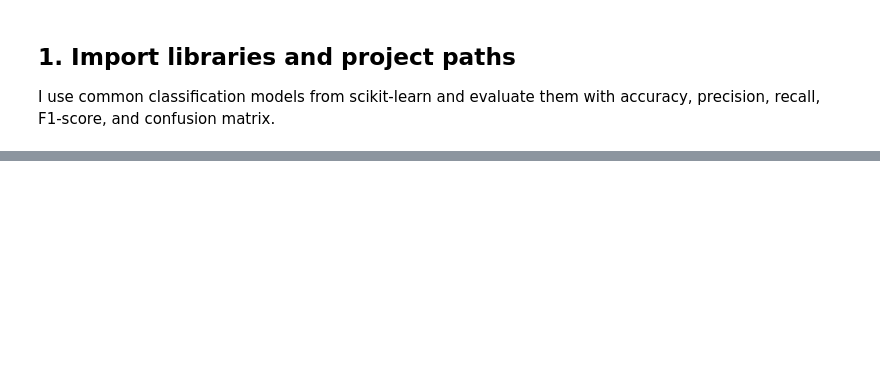
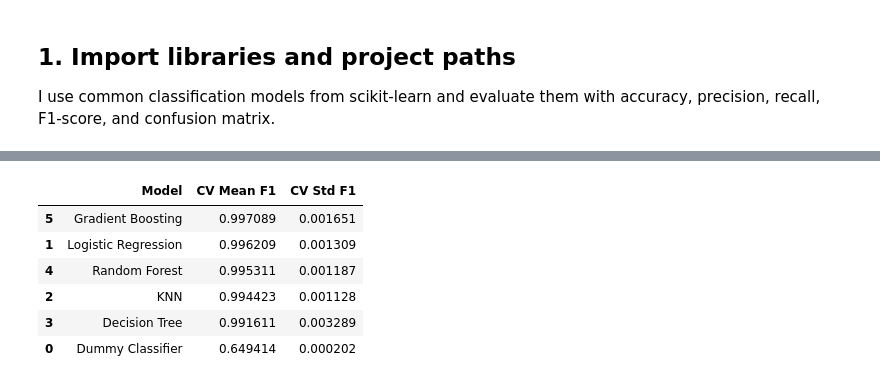
Before and after one commit to ismailozcan1/ds570-final-project, a Jupyter notebook: notebooks/03_modeling_and_evaluation.ipynb, the cells around one changed output, grey strips where cells are left out. Saved outputs shown, nothing was run; the diff lists cells and outputs as text; code cells hidden in the pictures; blank space fills up the shorter version.

```diff
--- a/notebooks/03_modeling_and_evaluation.ipynb
+++ b/notebooks/03_modeling_and_evaluation.ipynb
@@ -147,0 +220,34 @@ models = {
+# %%
+cv = StratifiedKFold(
+    n_splits=5,
+    shuffle=True,
+    random_state=570
+)
+
+cv_results = []
+
+for model_name, model in models.items():
+    scores = cross_val_score(
+        model,
+        X,
+        y,
+        cv=cv,
+        scoring="f1_weighted"
+    )
+
+    cv_results.append({
+        "Model": model_name,
+        "CV Mean F1": scores.mean(),
+        "CV Std F1": scores.std()
+    })
+
+cv_results_df = pd.DataFrame(cv_results)
+cv_results_df.sort_values("CV Mean F1", ascending=False)
+# %% [output]
+|  | Model | CV Mean F1 | CV Std F1 |
+| 5 | Gradient Boosting | 0.997089 | 0.001651 |
+| 1 | Logistic Regression | 0.996209 | 0.001309 |
+| 4 | Random Forest | 0.995311 | 0.001187 |
+| 2 | KNN | 0.994423 | 0.001128 |
+| 3 | Decision Tree | 0.991611 | 0.003289 |
+| 0 | Dummy Classifier | 0.649414 | 0.000202 |
```
Also changed, not shown: parts of 49 cells of this notebook, 1 other file.
